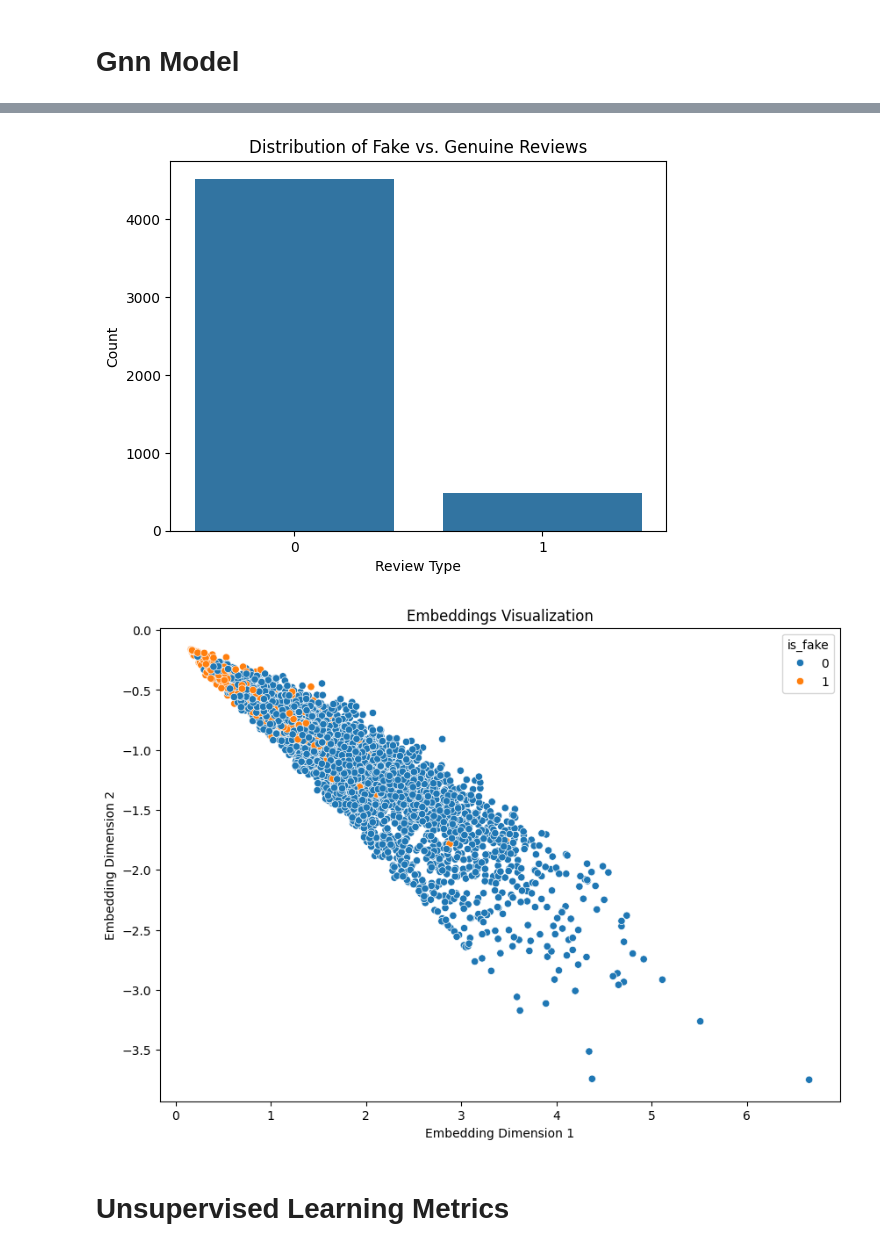
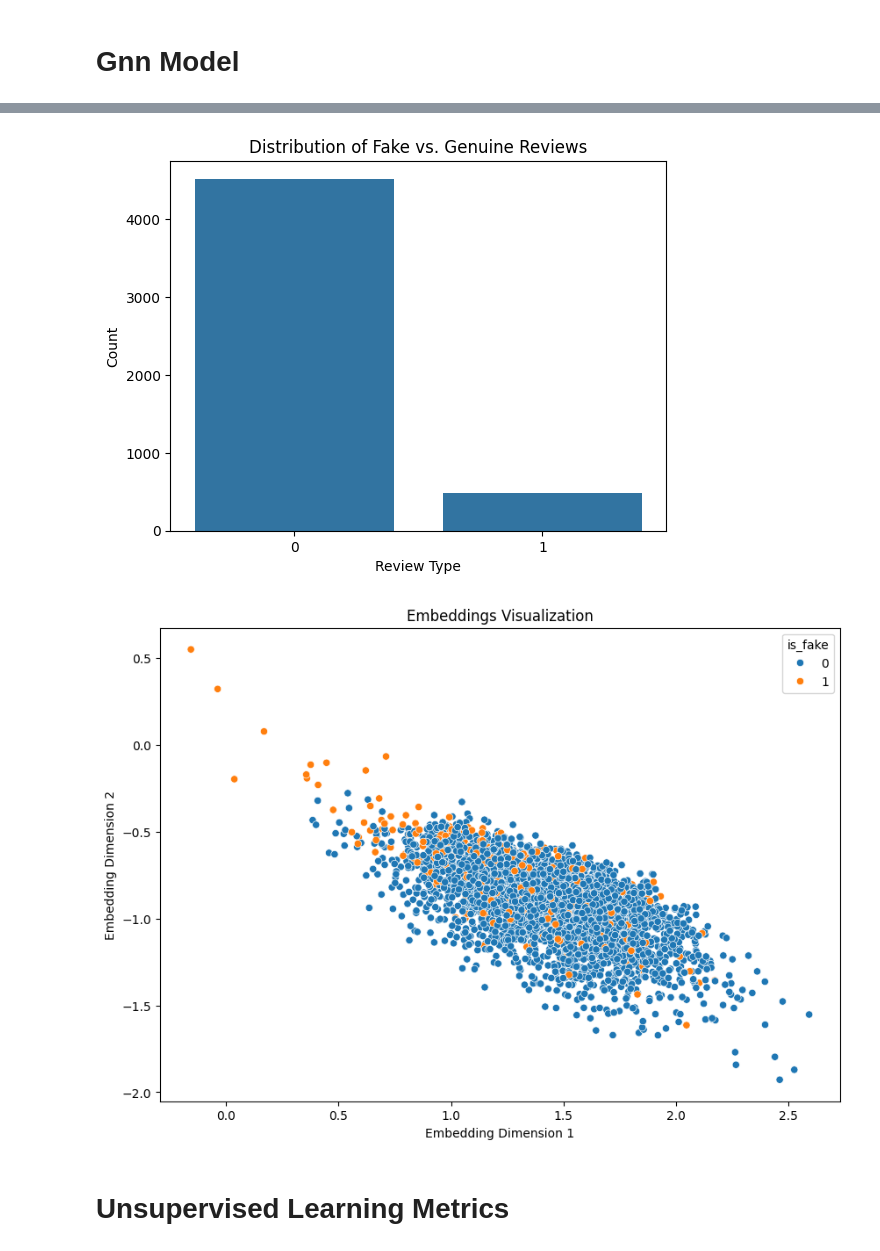
Before and after one commit to Ishraqul/MRP_2024, a Jupyter notebook: MRP_MAIN.ipynb, the cells around one changed output, grey strips where cells are left out. Cells and saved outputs as stored; diff of their text form; code cells hidden in the pictures.

```diff
--- a/MRP_MAIN.ipynb
+++ b/MRP_MAIN.ipynb
@@ -170,7 +170,9 @@ test_user_ids = test_df['user_id_encoded'].values  # Use .values here
 test_business_ids = test_df['business_id_encoded'].values  # Use .values here
 
 # Vectorize the text data
-vectorizer = TfidfVectorizer(max_features=300, stop_words='english')
+#vectorizer = TfidfVectorizer(max_features=300, stop_words='english')
+#vectorizer = TfidfVectorizer(max_features=500)
+vectorizer = TfidfVectorizer(max_features=100)
 train_text_embeddings = vectorizer.fit_transform(train_df['cleaned_text']).toarray()
 test_text_embeddings = vectorizer.transform(test_df['cleaned_text']).toarray()
 
@@ -275,5 +277,5 @@ Test Loss: 0.38337528705596924
 [figure]
-[figure, old version]
+[figure, new version]
 # %% [markdown]
 # Unsupervised Learning Metrics
 # %%
```
Also changed, not shown: parts of 5 cells of this notebook, 1 other file.
